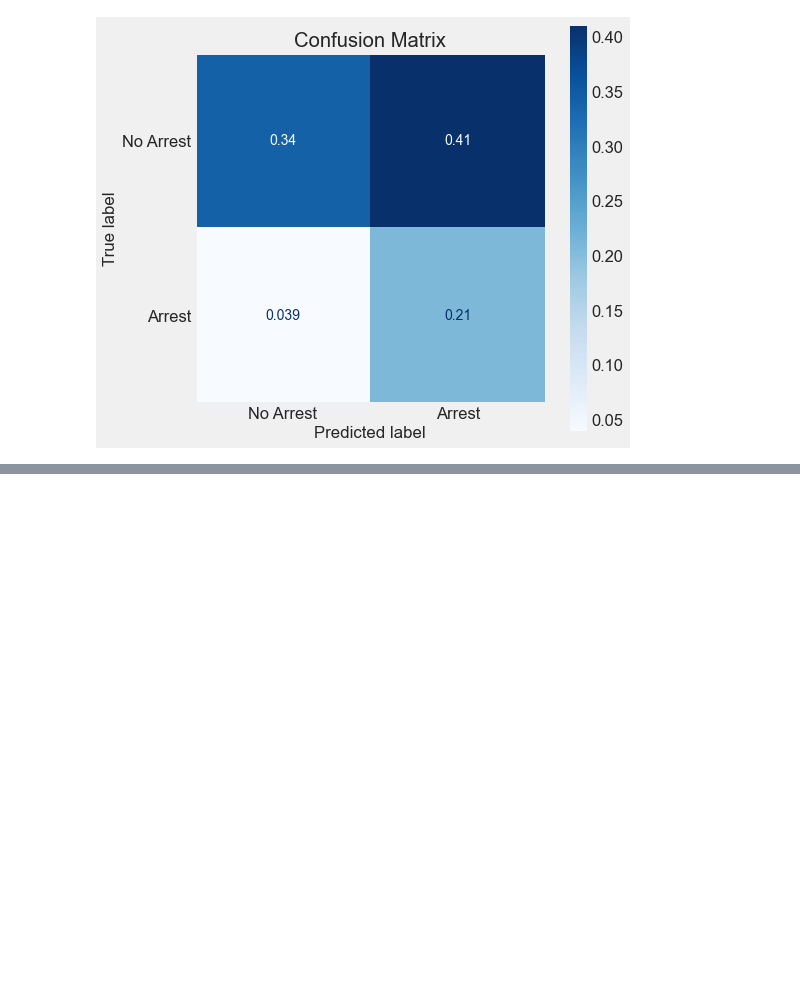
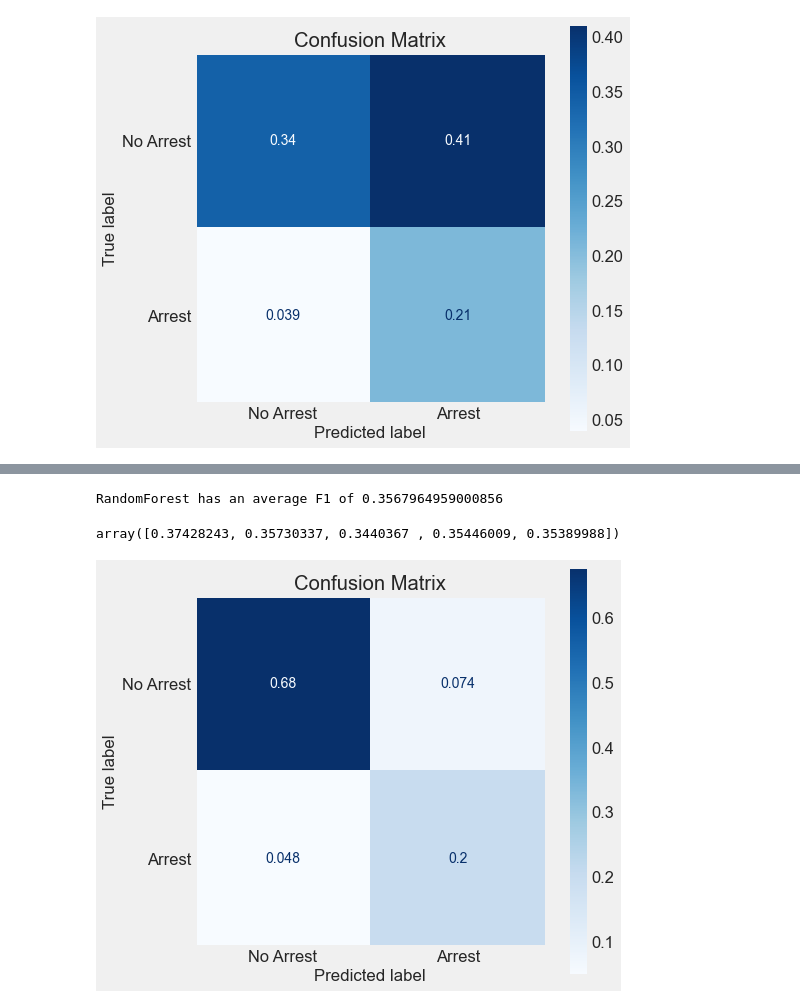
Before and after one commit to jeffreyhwatson/terry_stops_project, a Jupyter notebook: notebooks/exploratory/engineering.ipynb, the cells around one changed output, grey strips where cells are left out. Cells and saved outputs as stored; diff of their text form; code cells hidden in the pictures; blank space fills up the shorter version.

```diff
--- a/notebooks/exploratory/engineering.ipynb
+++ b/notebooks/exploratory/engineering.ipynb
@@ -264,0 +366,9 @@ f.confusion(lr_smote, X_train, y_train)
+# %%
+modeling.report(sub_pipeline, Xs_test, ys_test, 'RandomForest', 'Forest on SubSplit Test')
+# %% [output]
+RandomForest has an average F1 of 0.3567964959000856
+array([0.37428243, 0.35730337, 0.3440367 , 0.35446009, 0.35389988])
+# %%
+f.confusion(sub_pipeline, Xs_test, ys_test)
+# %% [output]
+[figure, added]
```
Also changed, not shown: parts of 35 cells of this notebook, 1 other file.
